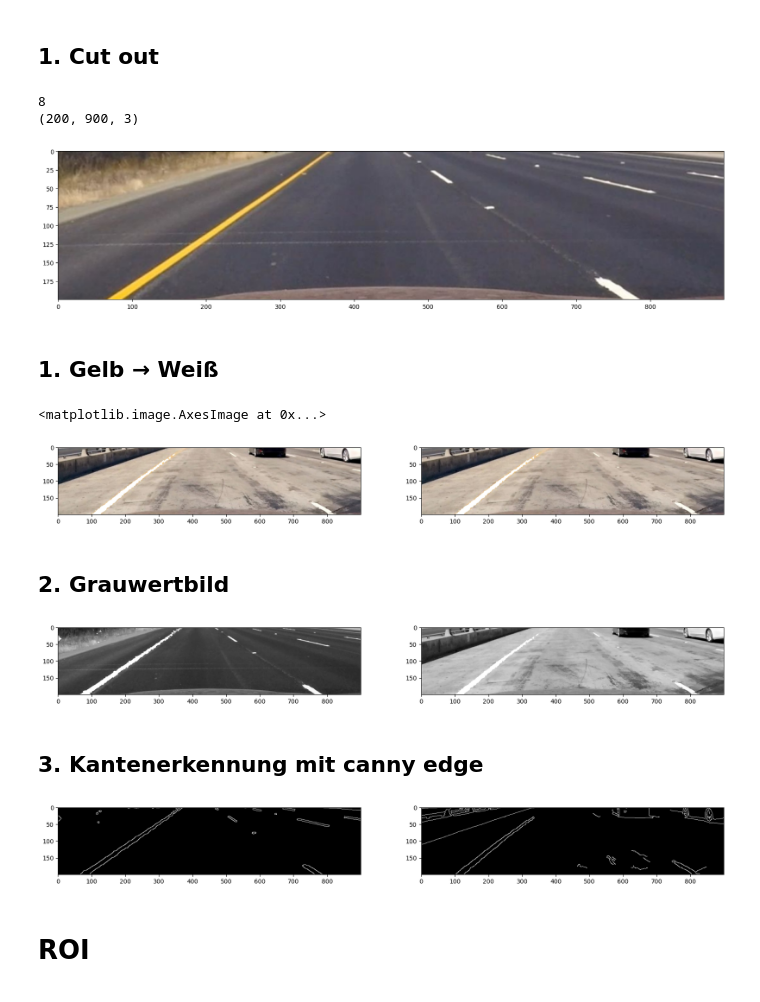
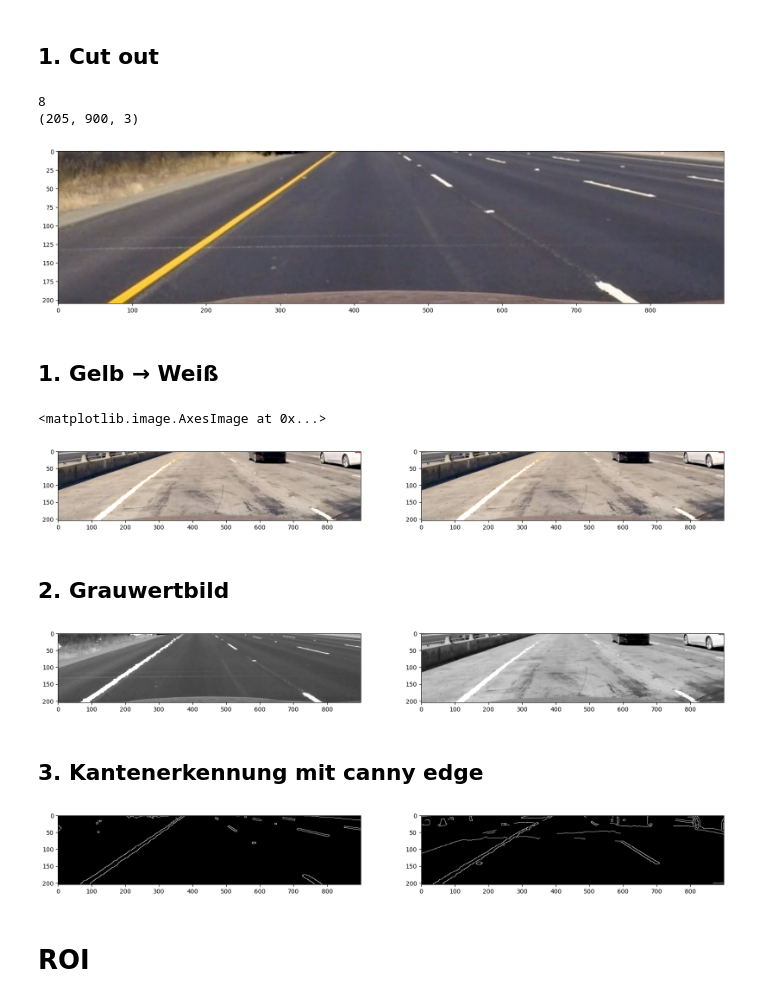
Before and after one commit to Ben-schlch/conventional_lane_detection, a Jupyter notebook: Projekt_Spurerkennung_v2.ipynb, the cells around one changed output. Cells and saved outputs as stored; diff of their text form; code cells hidden in the pictures.

```diff
--- a/Projekt_Spurerkennung_v2.ipynb
+++ b/Projekt_Spurerkennung_v2.ipynb
@@ -24,7 +24,7 @@ plt.show()
 # %% [markdown]
 ## 1. Cut out
 # %%
-imgs_cut = [im[400: 600, 200: 1100] for im in imgs]
+imgs_cut = [im[395: 600, 200: 1100] for im in imgs]
 print(len(imgs_cut))
 print(imgs_cut[0].shape)
 img = imgs_cut[0]
@@ -34,8 +34,8 @@ plt.imshow(img)
 plt.show()
 # %% [output]
 8
-(200, 900, 3)
+(205, 900, 3)
-[figure, old version]
+[figure, new version]
 # %% [markdown]
 ## 1. Gelb → Weiß
 # %%
@@ -65,7 +65,7 @@ plt.subplot(1,2,2)
 plt.imshow(imgs_y[2])
 # %% [output]
 <matplotlib.image.AxesImage at 0x...>
-[figure, old version]
+[figure, new version]
 # %% [markdown]
 ## 2. Grauwertbild
 # %%
@@ -83,29 +83,29 @@ plt.subplot(1,2,2)
 plt.imshow(imgs_gray[2], cmap='gray')
 plt.show()
 # %% [output]
-[figure, old version]
+[figure, new version]
 # %% [markdown]
 ## 3. Kantenerkennung mit canny edge
 # %%
 def gauss_and_canny(img_to_canny):
     img_blurred = cv.GaussianBlur(img_to_canny.copy(), (5,5), cv.BORDER_DEFAULT)
     return cv.Canny(img_blurred, 73, 145)
 
 img_canny = gauss_and_canny(img_gray)
 imgs_canny = [gauss_and_canny(im) for im in imgs_gray]
 
 plt.figure(figsize=(20,10))
 plt.subplot(1,2,1)
 plt.imshow(img_canny, cmap='gray')
 plt.subplot(1,2,2)
-plt.imshow(imgs_canny[2], cmap='gray')
+plt.imshow(imgs_canny[6], cmap='gray')
 plt.show()
 #
 # for k, im in enumerate(imgs_canny):
 #     cv.imshow(f'image {k + 1}', im)
 #     cv.waitKey(0)
 # %% [output]
-[figure, old version]
+[figure, new version]
 # %% [markdown]
 # ROI
 # %%
```
Also changed, not shown: parts of 7 cells of this notebook, 3 other files.
